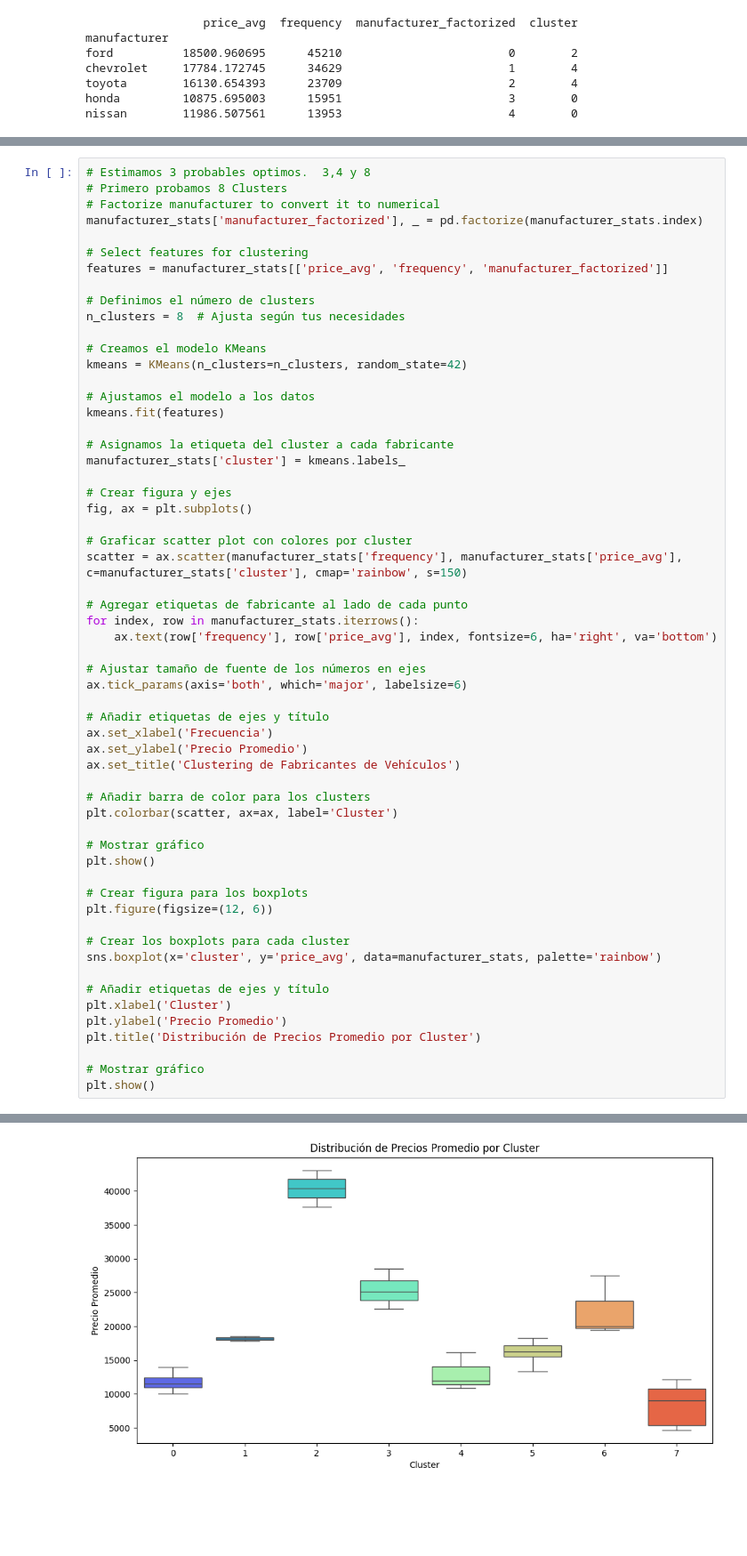
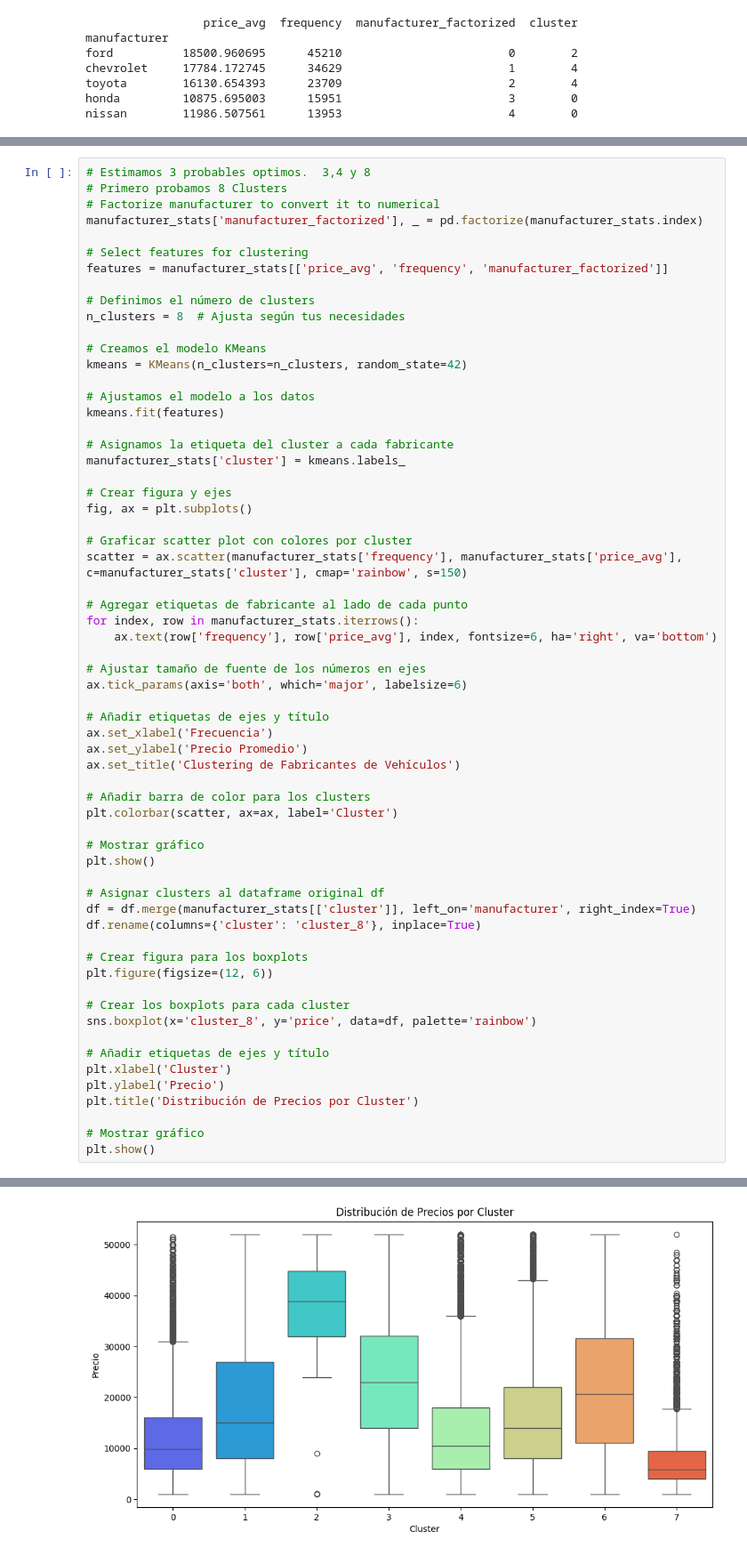
Before and after one commit to grigorow1974/Proyecto_Final, a Jupyter notebook: src/10.Cluster_Analisis_3.ipynb, the cells around one changed output, grey strips where cells are left out. Shown at 89% size. Drawn from its saved outputs; the diff is of its cells as text; blank space fills up the shorter version.

```diff
--- a/src/10.Cluster_Analisis_3.ipynb
+++ b/src/10.Cluster_Analisis_3.ipynb
@@ -160,16 +160,20 @@ plt.colorbar(scatter, ax=ax, label='Cluster')
 # Mostrar gráfico
 plt.show()
 
+# Asignar clusters al dataframe original df
+df = df.merge(manufacturer_stats[['cluster']], left_on='manufacturer', right_index=True)
+df.rename(columns={'cluster': 'cluster_8'}, inplace=True)
+
 # Crear figura para los boxplots
 plt.figure(figsize=(12, 6))
 
 # Crear los boxplots para cada cluster
-sns.boxplot(x='cluster', y='price_avg', data=manufacturer_stats, palette='rainbow')
+sns.boxplot(x='cluster_8', y='price', data=df, palette='rainbow')
 
 # Añadir etiquetas de ejes y título
 plt.xlabel('Cluster')
-plt.ylabel('Precio Promedio')
-plt.title('Distribución de Precios Promedio por Cluster')
+plt.ylabel('Precio')
+plt.title('Distribución de Precios por Cluster')
 
 # Mostrar gráfico
 plt.show()
@@ -181,4 +185,4 @@ Passing `palette` without assigning `hue` is deprecated and will be removed in v
-[figure, old version]
+[figure, new version]
 # %%
 # Probamos 3 Clusters
 # Factorize manufacturer to convert it to numerical
```
Also changed, not shown: parts of 4 cells of this notebook.
